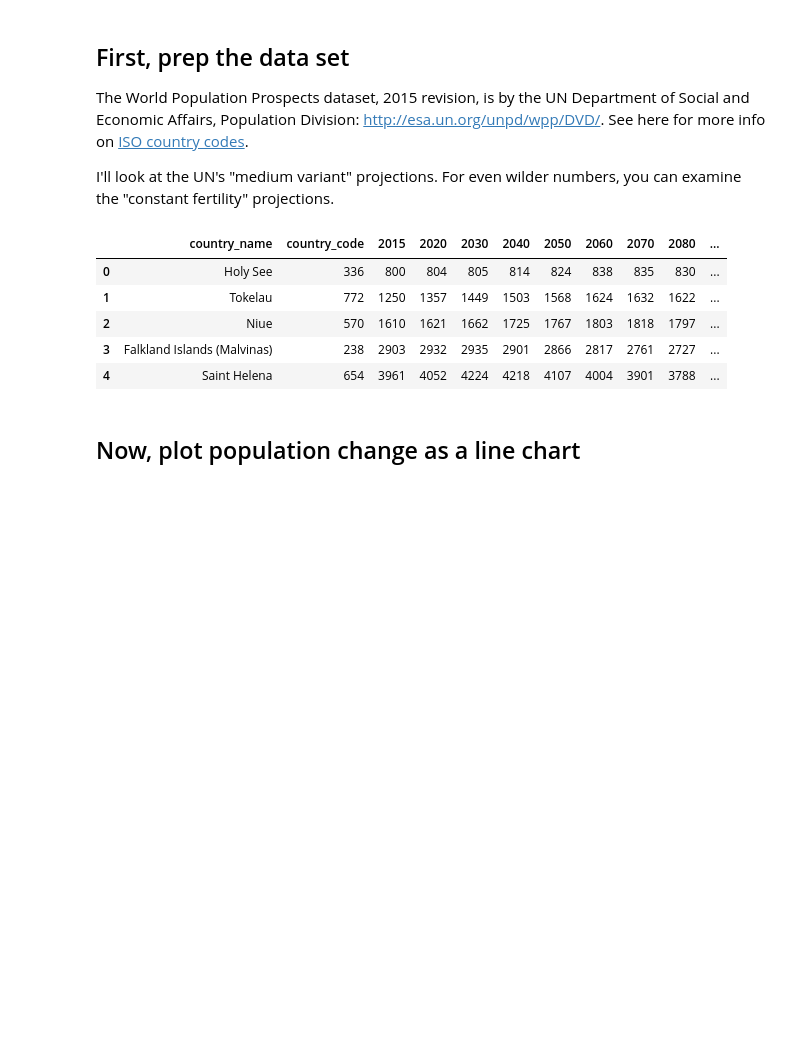
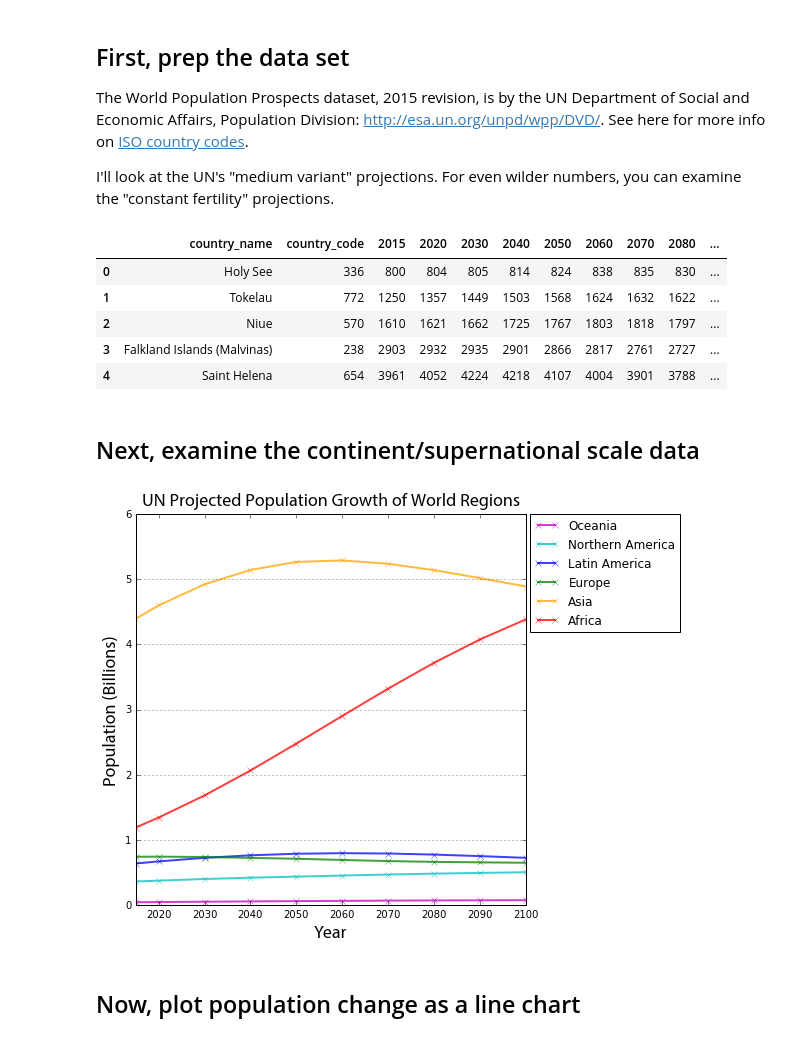
Before and after one commit to gboeing/ppde642, a Jupyter notebook: Examples-and-Demos/population-projections/visualize-population-projections.ipynb, the cells around one changed output. Drawn from its saved outputs; the diff is of its cells as text; code cells hidden in the pictures; blank space fills up the shorter version.

Commit message:
added regional analysis

```diff
--- a/Examples-and-Demos/population-projections/visualize-population-projections.ipynb
+++ b/Examples-and-Demos/population-projections/visualize-population-projections.ipynb
@@ -51,7 +51,8 @@ df['country_name'] = df['country_name'].str.replace('United Republic of Tanzania
 df['country_name'] = df['country_name'].str.replace('Other non-specified areas', 'Taiwan')
 # %%
 # multiply all numeric columns by 1000 to get population in units of 1 instead of 1000
-df = df.applymap(lambda x: x if isinstance(x, basestring) else x * 1000)
+f = lambda x: x if isinstance(x, basestring) else x * 1000
+df = df.applymap(f)
 # %%
 # select the countries in africa for further analysis
 africa = df.iloc[0:58]
@@ -67,6 +68,44 @@ df.head()
 | 2 | Niue | 570 | 1610 | 1621 | 1662 | 1725 | 1767 | 1803 | 1818 | 1797 | ... |
 | 3 | Falkland Islands (Malvinas) | 238 | 2903 | 2932 | 2935 | 2901 | 2866 | 2817 | 2761 | 2727 | ... |
 | 4 | Saint Helena | 654 | 3961 | 4052 | 4224 | 4218 | 4107 | 4004 | 3901 | 3788 | ... |
+# %% [markdown]
+## Next, examine the continent/supernational scale data
+# %%
+# extract the supernational regions, they are in upper-case
+df_regions = df_excel[df_excel['country_name']==df_excel['country_name'].str.upper()]
+df_regions = df_regions[cols].copy()
+df_regions = df_regions.applymap(f)
+# %%
+df_regions = df_regions.drop(labels=0, axis=0)
+df_regions['country_name'] = df_regions['country_name'].str.title()
+df_regions.loc[187, 'country_name'] = 'Latin America'
+# %%
+# first re-index by area name for one line per country
+df_plot = df_regions.copy()
+df_plot.index = df_plot['country_name']
+df_plot = df_plot.drop(['country_name'], axis=1)
+df_plot = df_plot.transpose()
+df_plot = df_plot.drop('country_code', axis=0)
+color_list = ['r', 'orange', 'g', 'b', 'c', 'm']
+# %%
+fig, ax = plt.subplots(figsize=[7, 7])
+lines = []
+for col, c in reversed(zip(df_plot.columns, color_list)):
+    ax.plot(df_plot[col]/10**9, linewidth=2, alpha=0.75, marker='x', color=c)
+    lines.append(col)
+
+ax.set_title('UN Projected Population Growth of World Regions', fontproperties=label_font, y=1.01)
+ax.set_xlabel('Year', fontproperties=label_font)
+ax.set_ylabel('Population (Billions)', fontproperties=label_font)
+ax.yaxis.grid()
+ax.set_axis_bgcolor('#ffffff')
+ax.set_xlim([2015, 2100])
+ax.legend(lines, loc='center right', bbox_to_anchor=(1.41,0.85))
+
+fig.savefig('images/projected-pop-line-regions.png', dpi=96)
+plt.show()
+# %% [output]
+[figure, added]
 # %% [markdown]
 ## Now, plot population change as a line chart
 # %%
```
Also changed, not shown: parts of 3 cells of this notebook, 2 other files.
